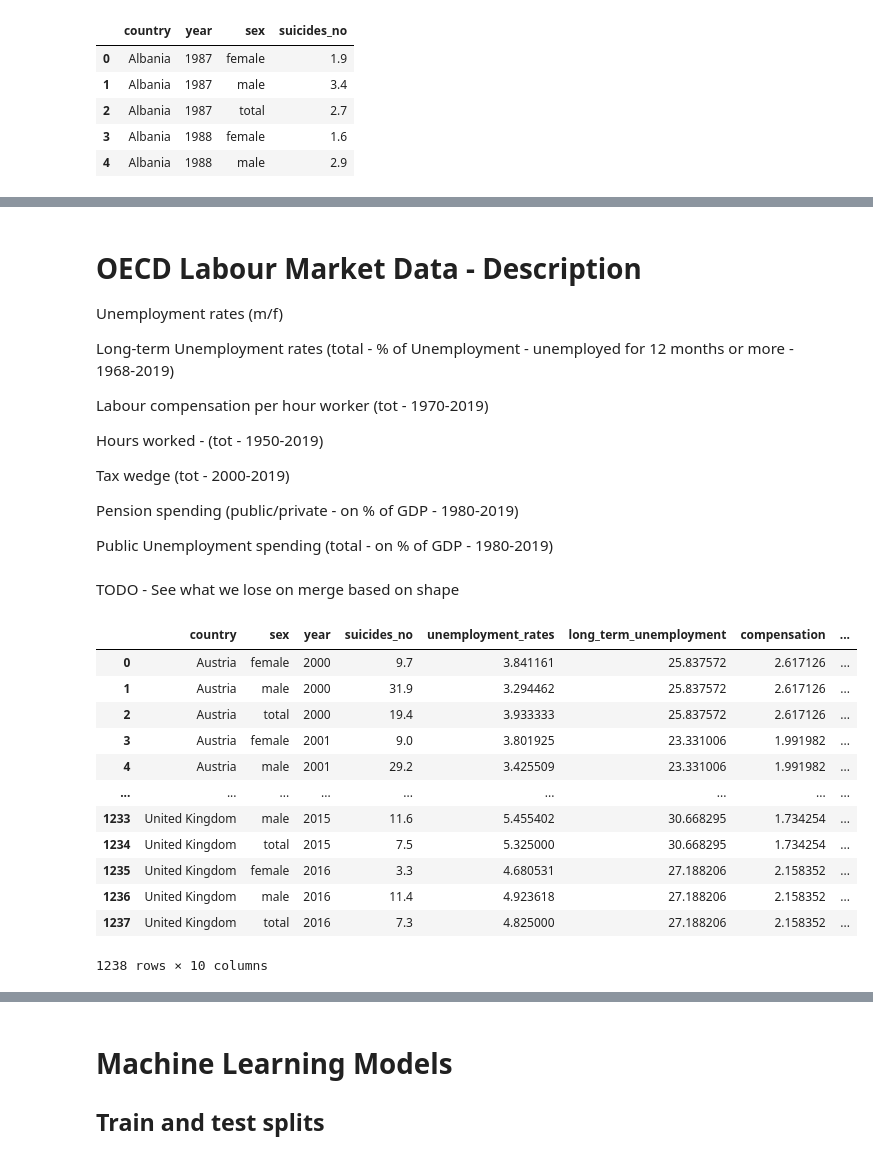
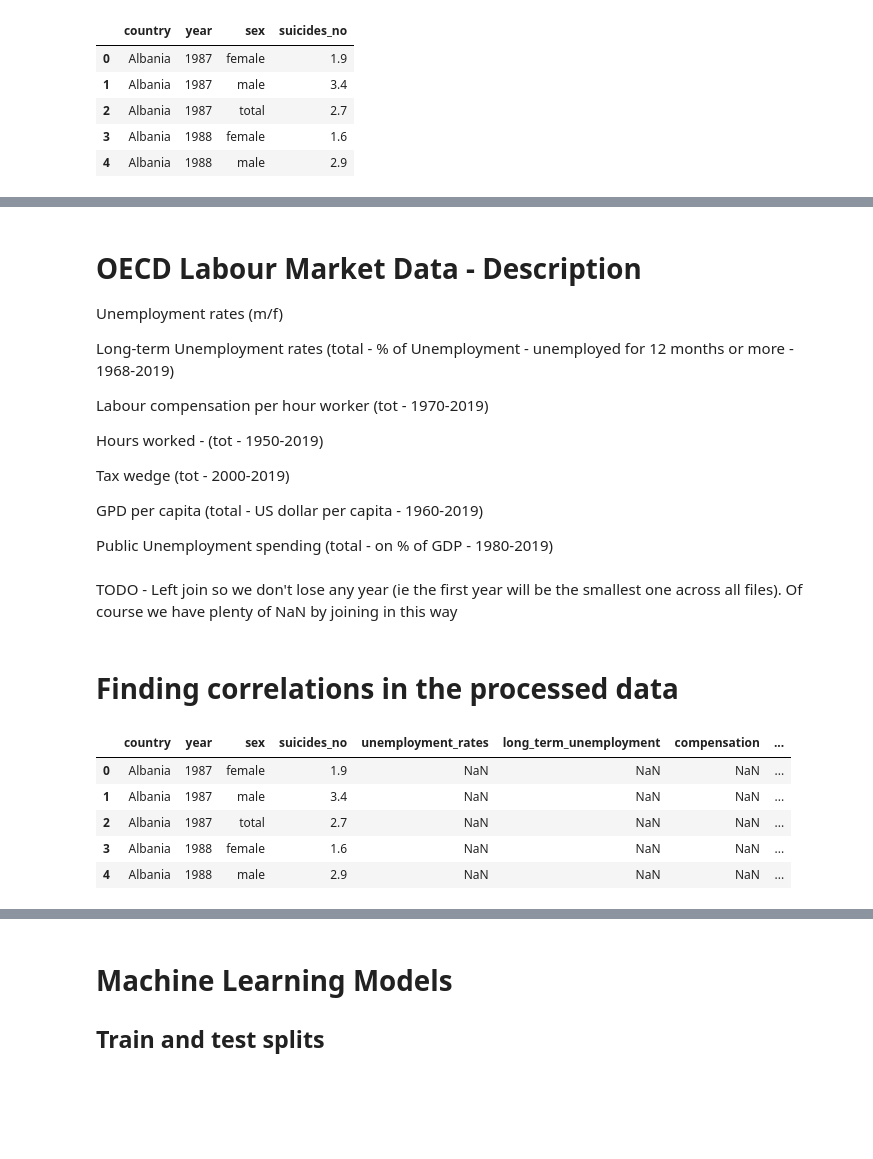
Before and after one commit to iberius96/Python-Suicides-Europe, a Jupyter notebook: main.ipynb, the cells around one changed output, grey strips where cells are left out. Drawn from its saved outputs; the diff is of its cells as text; code cells hidden in the pictures; blank space fills up the shorter version.

```diff
--- a/main.ipynb
+++ b/main.ipynb
@@ -305,9 +311,13 @@ In case we have rows with the same country, year and sex, we keep the OECD data
 # %%
-suicide = pd.concat([OECD_suicide, WHO_suicide]).drop_duplicates(subset=['country', 'year', 'sex'], keep='first').sort_values(['country', 'year','sex']).reset_index(drop=True)
+suicide = pd.concat([OECD_suicide, WHO_suicide]).groupby(['country', 'year', 'sex']).mean().reset_index().sort_values(['country', 'year','sex']).reset_index(drop=True)
 
 print('Shape of OECD data: ' + str(OECD_suicide.shape))
 print('Shape of WHO data: ' + str(WHO_suicide.shape))
 print('Shape of final suicide dataset: ' + str(suicide.shape))
+
+print('Nr of countries in WHO dataset: ' + str(WHO_suicide['country'].nunique()))
+print('Nr of countries in OECD dataset: ' + str(OECD_suicide['country'].nunique()))
+print('Nr of countries in final dataset: ' + str(suicide['country'].nunique()))
 # %% [output]
 Shape of OECD data: (4002, 4)
 Shape of WHO data: (3750, 4)
@@ -341,7 +397,7 @@ Hours worked - (tot - 1950-2019)
 
 Tax wedge (tot - 2000-2019)
 
-Pension spending (public/private - on % of GDP - 1980-2019)
+GPD per capita (total - US dollar per capita - 1960-2019)
 
 Public Unemployment spending (total - on % of GDP - 1980-2019)
 # %%
@@ -350,55 +406,60 @@ long_term_un = OECD_prepare_data(pd.read_csv('./source/labour/OECD_longTermUnemp
 compensation = OECD_prepare_data(pd.read_csv('./source/labour/OECD_compensation.csv'), 'compensation')
 hours = OECD_prepare_data(pd.read_csv('./source/labour/OECD_hours.csv'), 'hours_worked')
 tax_wedge = OECD_prepare_data(pd.read_csv('./source/labour/OECD_taxWedge.csv'), 'tax_wedge')
-pension = OECD_prepare_data(pd.read_csv('./source/labour/OECD_pension.csv'), 'pension_spending')
+gdp_per_capita = OECD_prepare_data(pd.read_csv('./source/labour/OECD_gdpPerCapita.csv'), 'GDP_per_capita')
 unempl_spending = OECD_prepare_data(pd.read_csv('./source/labour/OECD_unemploymentSPending.csv'), 'unemployment_spending')
-# %% [markdown]
-TODO - See what we lose on merge based on shape
+# %% [markdown]
+TODO - Left join so we don't lose any year (ie the first year will be the smallest one across all files). Of course we have plenty of NaN by joining in this way
 # %%
 join_columns = ['country', 'year']
 
 labour = unemployment_rates.merge(
     long_term_un,
-    on = join_columns
+    on = join_columns,
+    how = 'left'
 ).merge(
     compensation,
-    on = join_columns
+    on = join_columns,
+    how = 'left'
 ).merge(
     hours,
-    on = join_columns
+    on = join_columns,
+    how = 'left'
 ).merge(
     tax_wedge,
-    on = join_columns
+    on = join_columns,
+    how = 'left'
+).merge(
+    gdp_per_capita,
+    on = join_columns,
+    how = 'left'
 ).merge(
     unempl_spending,
-    on = join_columns
+    on = join_columns,
+    how = 'left'
 )
 # %%
 labour['country'] = labour['country'].apply(
     lambda x: pycountry.countries.get(alpha_3=x).name
-    if len(x) == 3
-    else pycountry.countries.get(alpha_2=x).name
+    if x.isalpha() and len(x) == 3
+    else (pycountry.countries.get(alpha_2=x).name if len(x) == 2 and x.isalpha() else x)
 )
 # %%
 labour = labour[labour['country'].isin(euro_countries)]
+# %% [markdown]
+# Finding correlations in the processed data
 # %%
 merged_data = suicide.merge(
     labour,
-    on = ['country', 'sex', 'year']
+    on = ['country', 'sex', 'year'],
+    how = 'left'
 )
 
-final
+merged_data.head()
 # %% [output]
-|  | country | sex | year | suicides_no | unemployment_rates | long_term_unemployment | compensation | ... |
-| 0 | Austria | female | 2000 | 9.7 | 3.841161 | 25.837572 | 2.617126 | ... |
-| 1 | Austria | male | 2000 | 31.9 | 3.294462 | 25.837572 | 2.617126 | ... |
-| 2 | Austria | total | 2000 | 19.4 | 3.933333 | 25.837572 | 2.617126 | ... |
-| 3 | Austria | female | 2001 | 9.0 | 3.801925 | 23.331006 | 1.991982 | ... |
-| 4 | Austria | male | 2001 | 29.2 | 3.425509 | 23.331006 | 1.991982 | ... |
-| ... | ... | ... | ... | ... | ... | ... | ... | ... |
-| 1233 | United Kingdom | male | 2015 | 11.6 | 5.455402 | 30.668295 | 1.734254 | ... |
-| 1234 | United Kingdom | total | 2015 | 7.5 | 5.325000 | 30.668295 | 1.734254 | ... |
-| 1235 | United Kingdom | female | 2016 | 3.3 | 4.680531 | 27.188206 | 2.158352 | ... |
-| 1236 | United Kingdom | male | 2016 | 11.4 | 4.923618 | 27.188206 | 2.158352 | ... |
-| 1237 | United Kingdom | total | 2016 | 7.3 | 4.825000 | 27.188206 | 2.158352 | ... |
+|  | country | year | sex | suicides_no | unemployment_rates | long_term_unemployment | compensation | ... |
+| 0 | Albania | 1987 | female | 1.9 | NaN | NaN | NaN | ... |
+| 1 | Albania | 1987 | male | 3.4 | NaN | NaN | NaN | ... |
+| 2 | Albania | 1987 | total | 2.7 | NaN | NaN | NaN | ... |
+| 3 | Albania | 1988 | female | 1.6 | NaN | NaN | NaN | ... |
+| 4 | Albania | 1988 | male | 2.9 | NaN | NaN | NaN | ... |
-1238 rows × 10 columns
```
Also changed, not shown: parts of 17 cells of this notebook, 2 other files.
